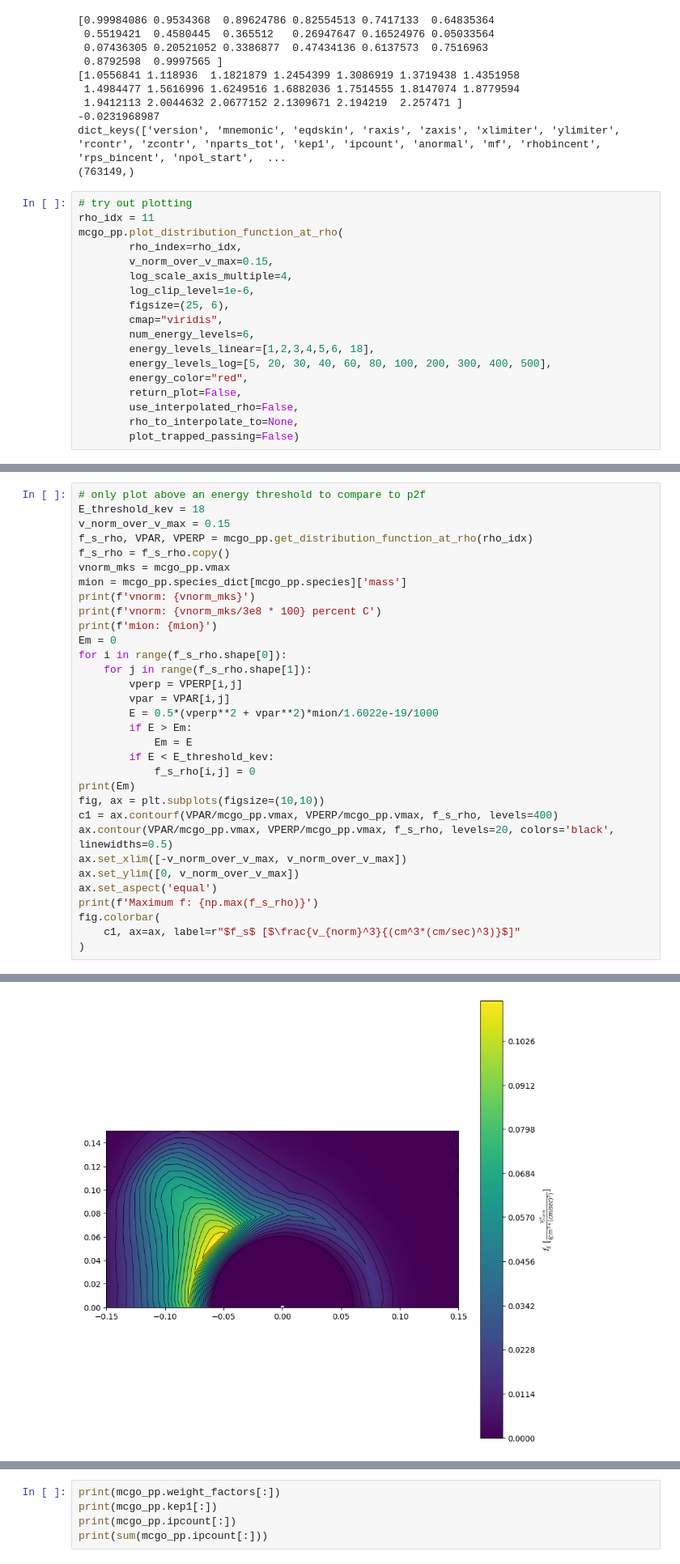
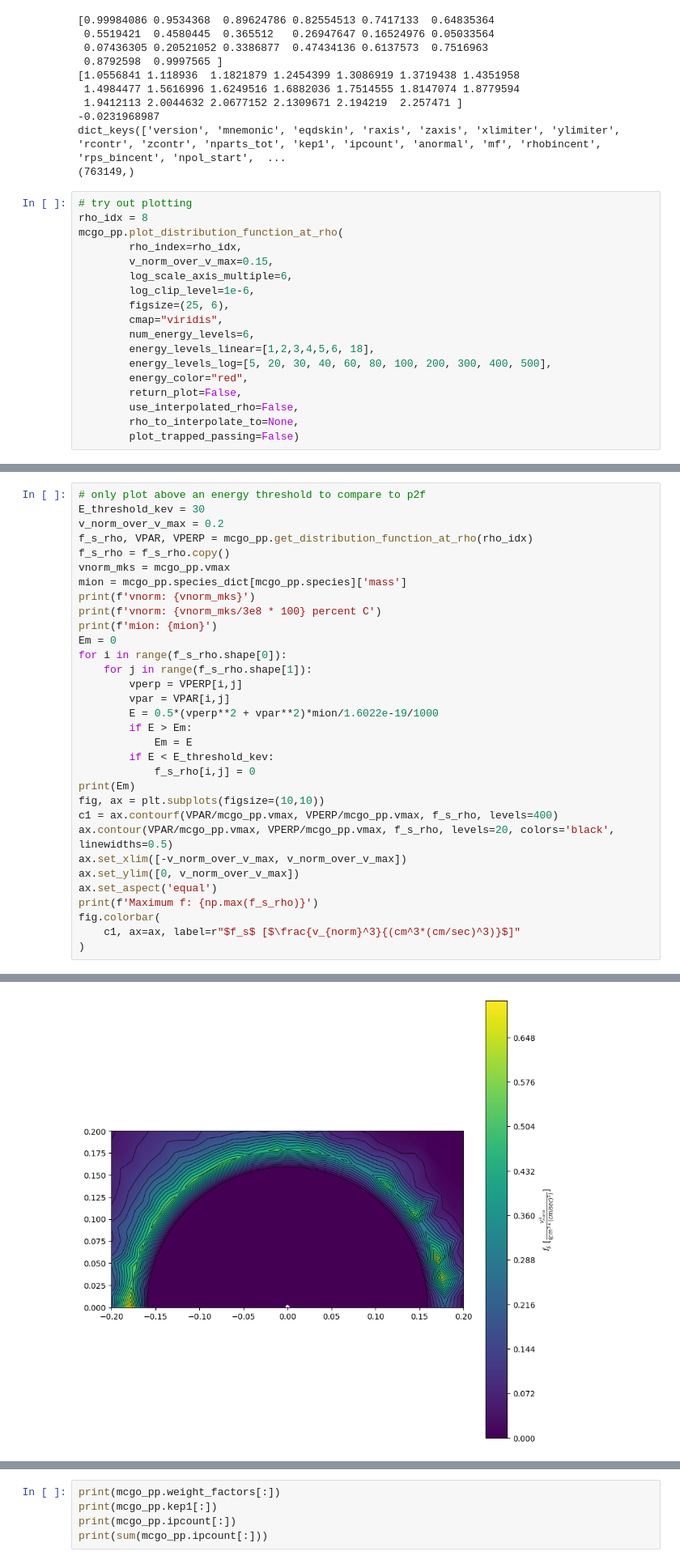
Before and after one commit to vandelij/aorsa_cql_mcgo_toolkit, a Jupyter notebook: shots/147634/mcgo_setup_and_pp_work.ipynb, the cells around one changed output, grey strips where cells are left out. Shown at 81% size. Drawn from its saved outputs; the diff is of its cells as text.

```diff
--- a/shots/147634/mcgo_setup_and_pp_work.ipynb
+++ b/shots/147634/mcgo_setup_and_pp_work.ipynb
@@ -142,11 +142,11 @@ dict_keys(['version', 'mnemonic', 'eqdskin', 'raxis', 'zaxis', 'xlimiter', 'ylim
 (763149,)
 # %%
 # try out plotting
-rho_idx = 11
+rho_idx = 8
 mcgo_pp.plot_distribution_function_at_rho(
         rho_index=rho_idx,
         v_norm_over_v_max=0.15,
-        log_scale_axis_multiple=4,
+        log_scale_axis_multiple=6,
         log_clip_level=1e-6,
         figsize=(25, 6),
         cmap="viridis",
@@ -163,7 +175,7 @@ mcgo_pp.plot_distribution_function_at_rho(
 # %%
 # only plot above an energy threshold to compare to p2f
-E_threshold_kev = 18
-v_norm_over_v_max = 0.15
+E_threshold_kev = 30
+v_norm_over_v_max = 0.2
 f_s_rho, VPAR, VPERP = mcgo_pp.get_distribution_function_at_rho(rho_idx)
 f_s_rho = f_s_rho.copy()
 vnorm_mks = mcgo_pp.vmax
@@ -201,5 +213,5 @@ Maximum f: 0.11300055682659149
 <matplotlib.colorbar.Colorbar at 0x...>
-[figure, old version]
+[figure, new version]
 # %%
 mcgo_pp.plot_particle_end_RZ(figsize=(7,7), levels=[.1,.2,.3,.4,.5,.6, .7,.8,.9,1], fontsize=14, dotsize=2, return_plot=False)
 # %% [output]
```
Also changed, not shown: parts of 8 cells of this notebook, 2 other files.
